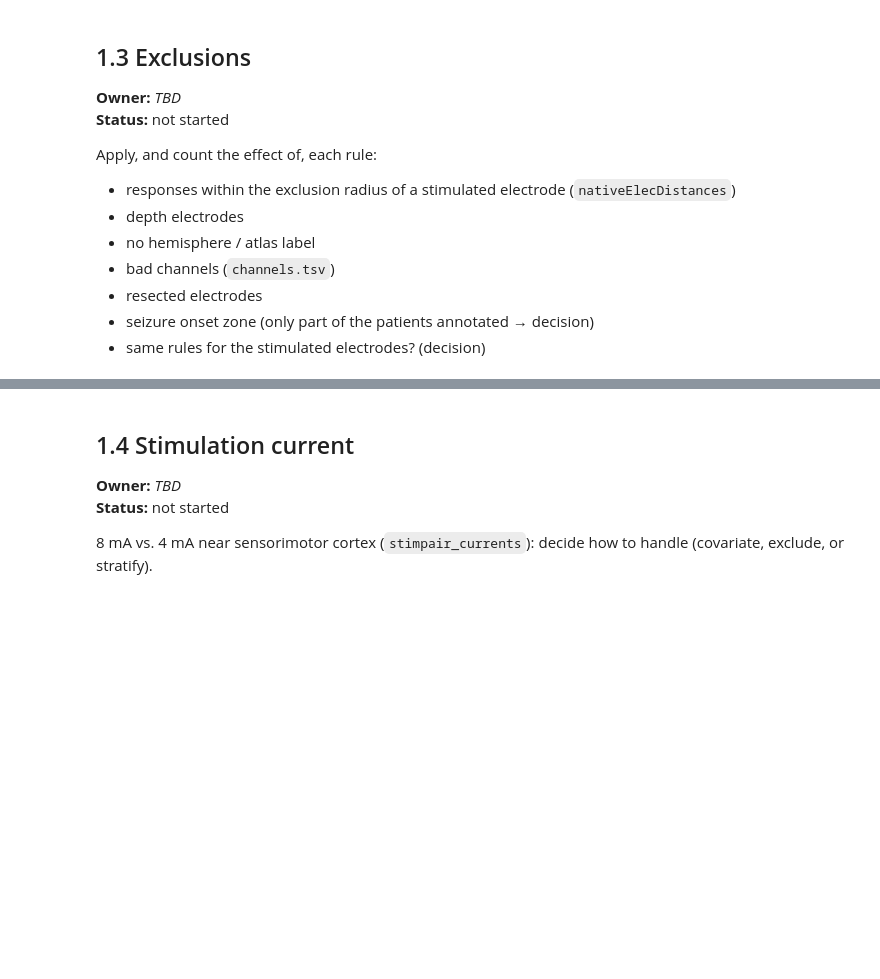
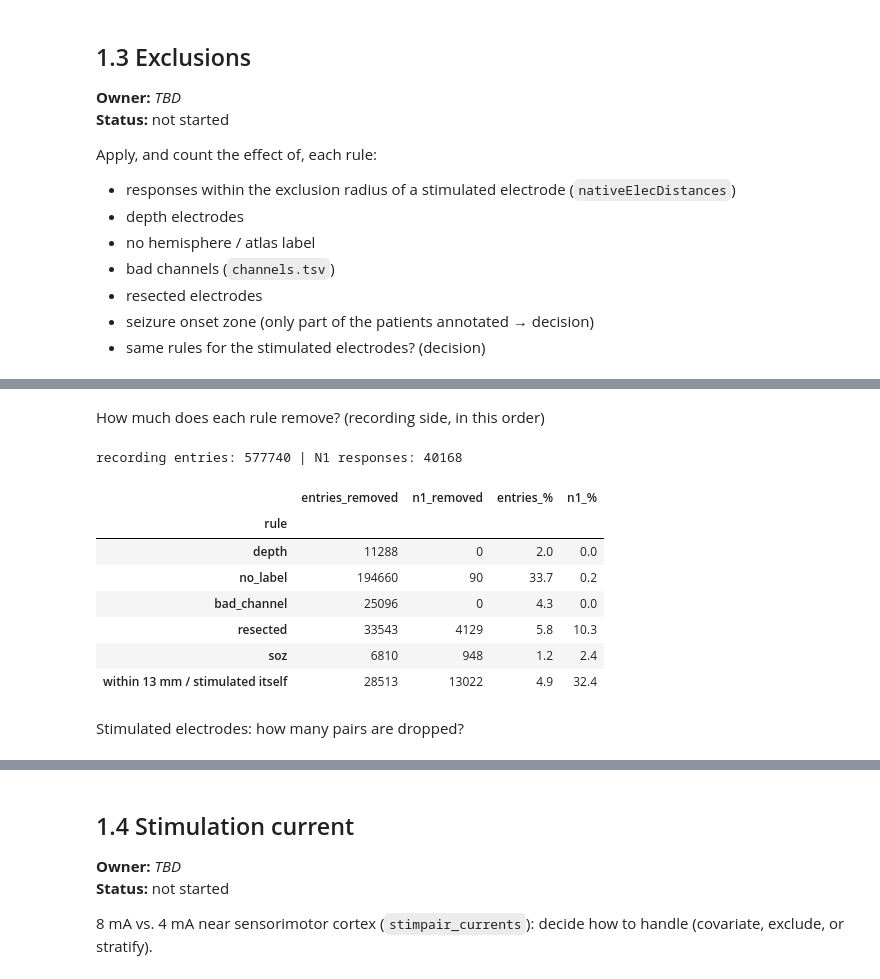
Before and after one commit to SriVidyaYeluripati/control-vs-strength, a Jupyter notebook: notebooks/main.ipynb, the cells around one changed output, grey strips where cells are left out. Cells and saved outputs as stored; diff of their text form; code cells hidden in the pictures; blank space fills up the shorter version.

```diff
--- a/notebooks/main.ipynb
+++ b/notebooks/main.ipynb
@@ -60,0 +118,18 @@ Read `electrodes.tsv` and `channels.tsv` per patient; match them to the channels
+# %%
+rows = []
+for p in cc:
+    el = electrodes_tsv(p["id"], p["ses"])
+    for r in runs(p):
+        names = list(r["channel_names"])
+        ch = channels_tsv(p["id"], p["ses"], r["runName"])
+        rows.append(dict(
+            patient=p["id"], run=r["runName"],
+            same_order_as_tsv=names == list(el["name"][:len(names)]),
+            channels_missing_in_tsv=len(set(names) - set(el["name"])),
+            bad_channels=int((ch.set_index("name").reindex(names)["status"] != "good").sum()),
+        ))
+chk = pd.DataFrame(rows)
+print("runs where channel order differs from electrodes.tsv:", (~chk["same_order_as_tsv"]).sum(),
+      "in", chk.loc[~chk["same_order_as_tsv"], "patient"].nunique(), "patients -> always match by NAME")
+print("channels not found in electrodes.tsv:", chk["channels_missing_in_tsv"].sum())
+print("bad channels per run: median", chk["bad_channels"].median())
@@ -74,0 +230,46 @@ Apply, and count the effect of, each rule:
+# %% [markdown]
+How much does each rule remove? (recording side, in this order)
+# %%
+rec_counts = []
+for p in cc:
+    if SOZ_HANDLING == "annotated_only" and not soz_annotated[p["id"]]:
+        continue
+    el = electrodes_tsv(p["id"], p["ses"]).set_index("name")
+    D = p["nativeElecDistances"]; pos = {n: i for i, n in enumerate(el.index)}
+    for r in runs(p):
+        names = list(r["channel_names"])
+        fl = electrode_flags(el, names)
+        st = channels_tsv(p["id"], p["ses"], r["runName"]).set_index("name").reindex(names)["status"]
+        fl["bad_channel"] = (st != "good").values
+        row_idx = np.array([pos.get(n, -1) for n in names])
+        n1 = r["n1_peak_sample"]
+        for j, pair in enumerate(r["stimpair_names"]):
+            a, b = pair.split("-")
+            near = near_stimulation(names, a, b, pos, row_idx, D)
+            has = ~np.isnan(n1[:, j])
+            alive = np.ones(len(names), bool)
+            steps = [(rr, fl[rr].values) for rr in ELECTRODE_RULES] + \
+                    [(f"within {EXCLUSION_RADIUS_MM} mm / stimulated itself", near)]
+            for rule, mask in steps:
+                removed = alive & mask
+                rec_counts.append((rule, removed.sum(), (removed & has).sum()))
+                alive &= ~mask
+
+summary = pd.DataFrame(rec_counts, columns=["rule", "entries_removed", "n1_removed"]).groupby("rule", sort=False).sum()
+total_entries, total_n1 = pairs["rec_total"].sum(), pairs["n1_total"].sum()
+summary["entries_%"] = (100 * summary["entries_removed"] / total_entries).round(1)
+summary["n1_%"] = (100 * summary["n1_removed"] / total_n1).round(1)
+print(f"recording entries: {total_entries} | N1 responses: {total_n1}")
+summary
+# %% [output]
+recording entries: 577740 | N1 responses: 40168
+|  | entries_removed | n1_removed | entries_% | n1_% |
+| rule |  |  |  |  |
+| depth | 11288 | 0 | 2.0 | 0.0 |
+| no_label | 194660 | 90 | 33.7 | 0.2 |
+| bad_channel | 25096 | 0 | 4.3 | 0.0 |
+| resected | 33543 | 4129 | 5.8 | 10.3 |
+| soz | 6810 | 948 | 1.2 | 2.4 |
+| within 13 mm / stimulated itself | 28513 | 13022 | 4.9 | 32.4 |
+# %% [markdown]
+Stimulated electrodes: how many pairs are dropped?
```
Also changed, not shown: parts of 13 cells of this notebook, 2 other files.
